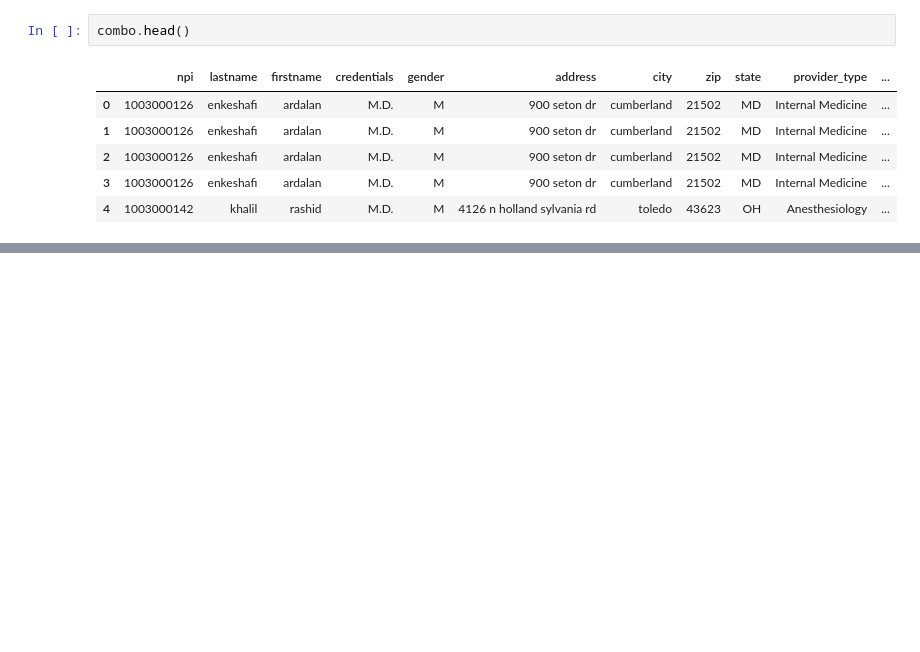
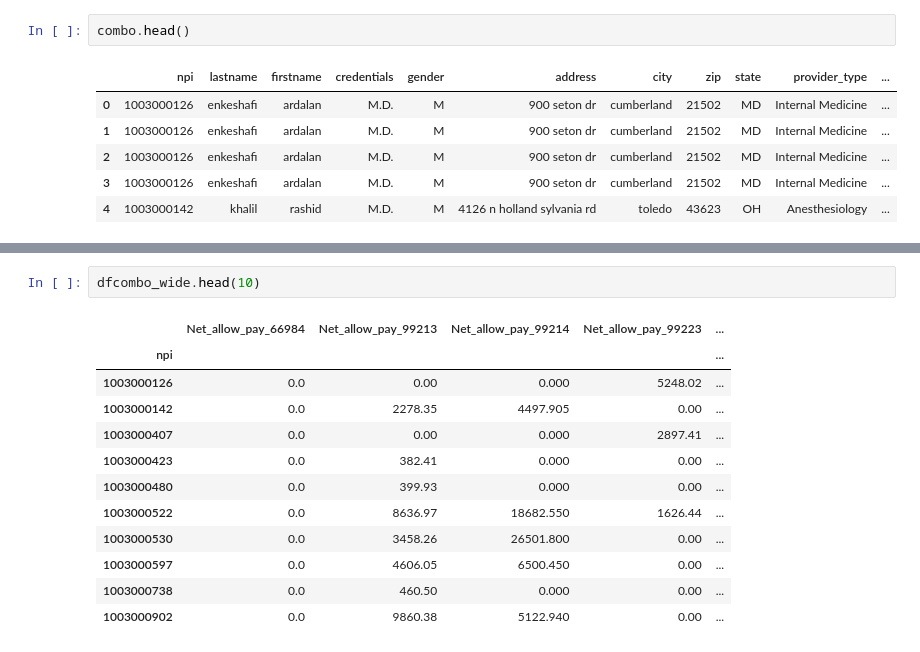
Before and after one commit to radsn/Medicare_anomaly_detection, a Jupyter notebook: Rads_combo_top10hcpcs_w_labels.ipynb, the cells around one changed output, grey strips where cells are left out. Saved outputs shown, nothing was run; the diff lists cells and outputs as text; blank space fills up the shorter version.

```diff
--- a/Rads_combo_top10hcpcs_w_labels.ipynb
+++ b/Rads_combo_top10hcpcs_w_labels.ipynb
@@ -669,0 +867,15 @@ dfx.hcpcs_code.value_counts()
+# %%
+dfcombo_wide.head(10)
+# %% [output]
+|  | Net_allow_pay_66984 | Net_allow_pay_99213 | Net_allow_pay_99214 | Net_allow_pay_99223 | ... |
+| npi |  |  |  |  | ... |
+| 1003000126 | 0.0 | 0.00 | 0.000 | 5248.02 | ... |
+| 1003000142 | 0.0 | 2278.35 | 4497.905 | 0.00 | ... |
+| 1003000407 | 0.0 | 0.00 | 0.000 | 2897.41 | ... |
+| 1003000423 | 0.0 | 382.41 | 0.000 | 0.00 | ... |
+| 1003000480 | 0.0 | 399.93 | 0.000 | 0.00 | ... |
+| 1003000522 | 0.0 | 8636.97 | 18682.550 | 1626.44 | ... |
+| 1003000530 | 0.0 | 3458.26 | 26501.800 | 0.00 | ... |
+| 1003000597 | 0.0 | 4606.05 | 6500.450 | 0.00 | ... |
+| 1003000738 | 0.0 | 460.50 | 0.000 | 0.00 | ... |
+| 1003000902 | 0.0 | 9860.38 | 5122.940 | 0.00 | ... |
```
Also changed, not shown: parts of 121 cells of this notebook, 1 other file.
